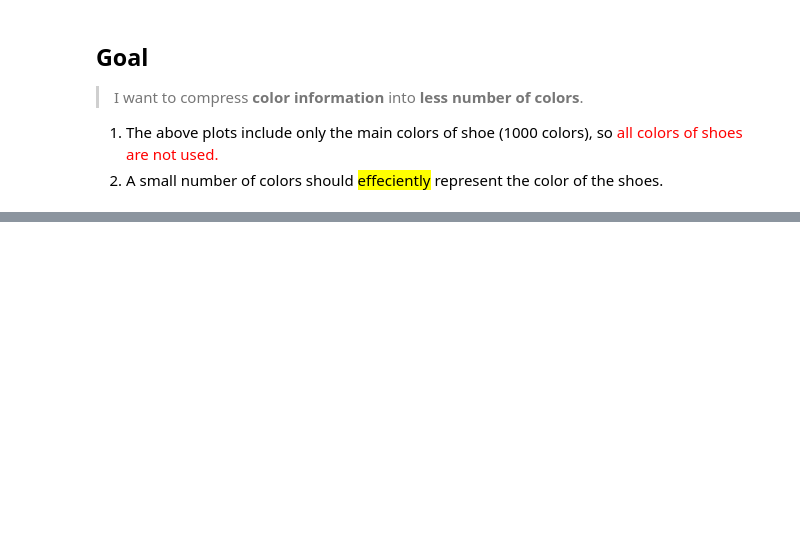
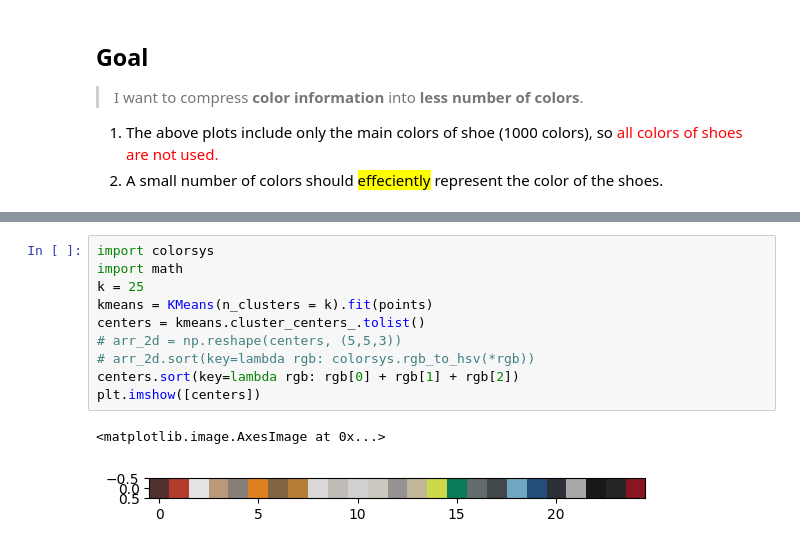
Before and after one commit to jrsky723/ShoeColor, a Jupyter notebook: color/ColorClustering.ipynb, the cells around one changed output, grey strips where cells are left out. Drawn from its saved outputs; the diff is of its cells as text; blank space fills up the shorter version.

```diff
--- a/color/ColorClustering.ipynb
+++ b/color/ColorClustering.ipynb
@@ -56,0 +129,13 @@ Each view_init show plot by different angles.
+# %%
+import colorsys
+import math
+k = 25
+kmeans = KMeans(n_clusters = k).fit(points)
+centers = kmeans.cluster_centers_.tolist()
+# arr_2d = np.reshape(centers, (5,5,3))
+# arr_2d.sort(key=lambda rgb: colorsys.rgb_to_hsv(*rgb))
+centers.sort(key=lambda rgb: rgb[0] + rgb[1] + rgb[2])
+plt.imshow([centers])
+# %% [output]
+<matplotlib.image.AxesImage at 0x...>
+[figure, added]
```
Also changed, not shown: parts of 8 cells of this notebook, 2 other files.
